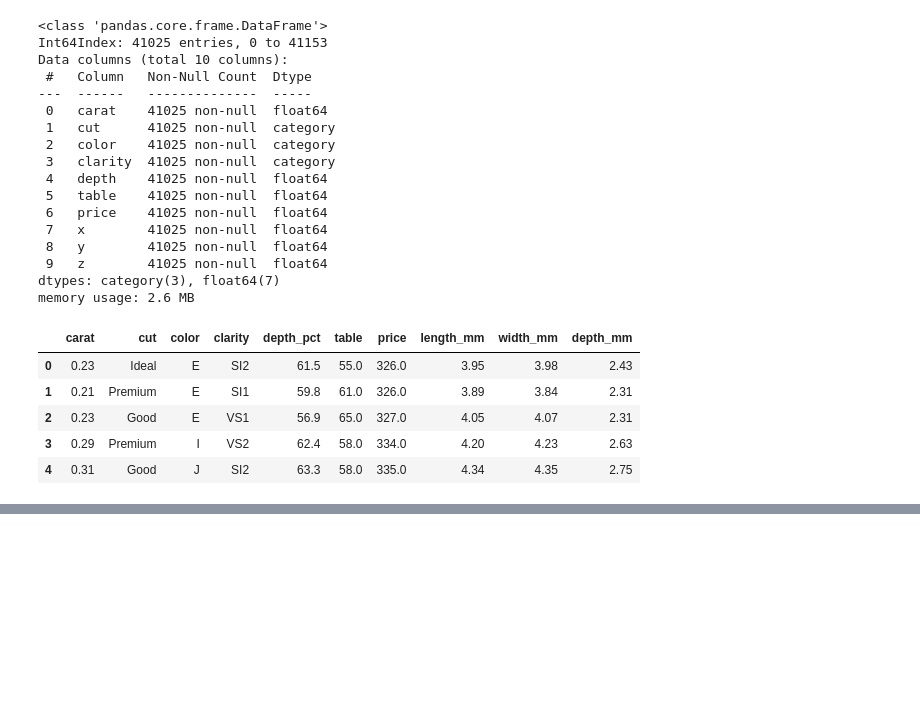
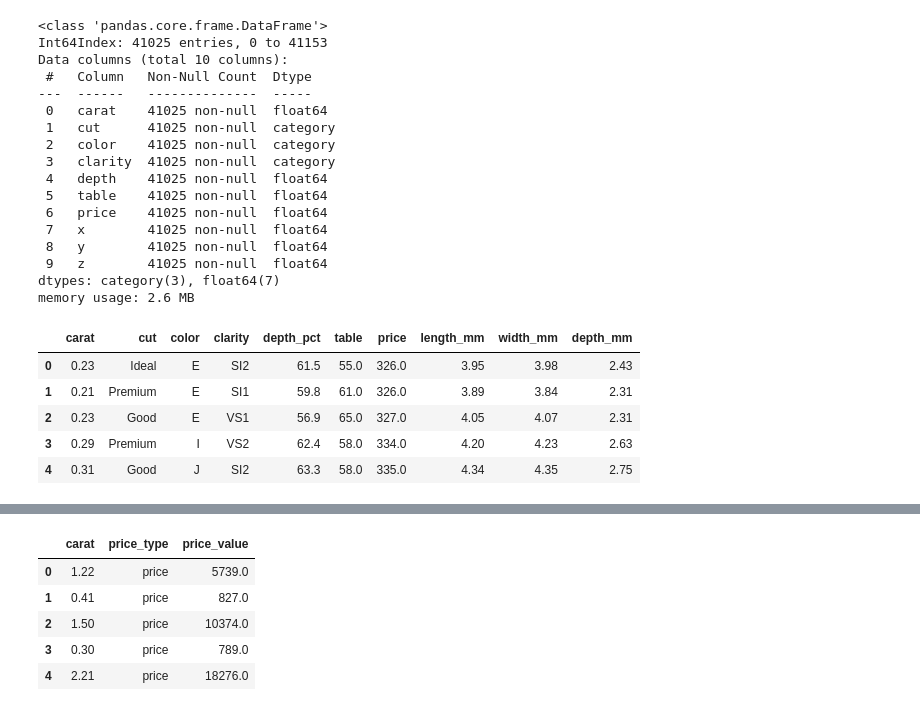
Before and after one commit to TJ-Mothokho/Diamonds-Data-Analysis, a Jupyter notebook: diamonds.ipynb, the cells around one changed output, grey strips where cells are left out. Saved outputs shown, nothing was run; the diff lists cells and outputs as text; code cells hidden in the pictures; blank space fills up the shorter version.

```diff
--- a/diamonds.ipynb
+++ b/diamonds.ipynb
@@ -161,0 +240,11 @@ diamonds.head()
+# %%
+#melting the price and predicted price into 1 column
+melted = pd.melt(combined, id_vars=['carat'], value_vars=['price', 'price_predicted'], var_name='price_type', value_name='price_value')
+melted.head()
+# %% [output]
+|  | carat | price_type | price_value |
+| 0 | 1.22 | price | 5739.0 |
+| 1 | 0.41 | price | 827.0 |
+| 2 | 1.50 | price | 10374.0 |
+| 3 | 0.30 | price | 789.0 |
+| 4 | 2.21 | price | 18276.0 |
```
Also changed, not shown: parts of 12 cells of this notebook.
